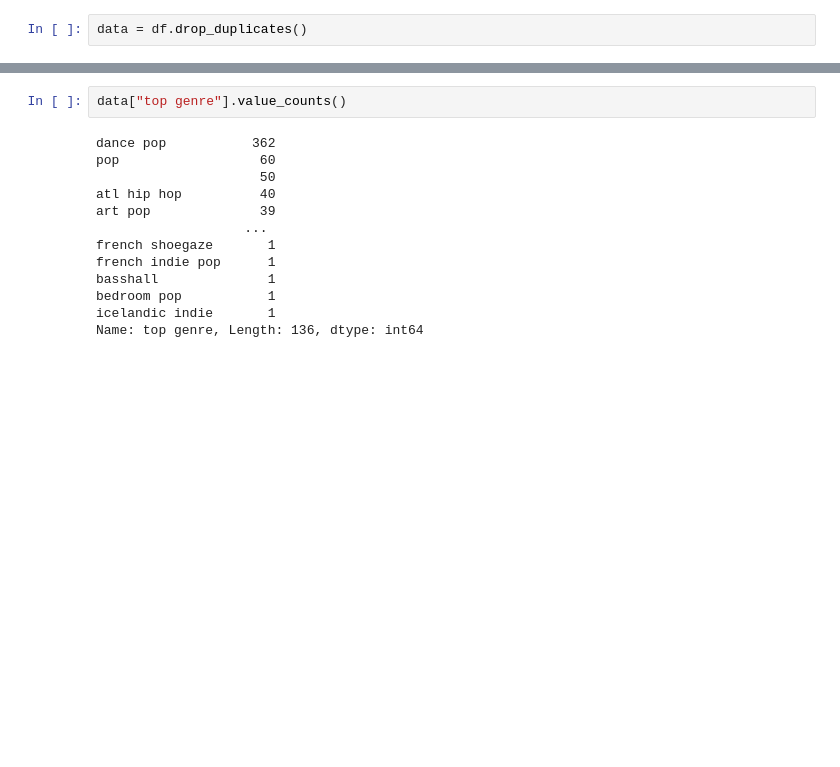
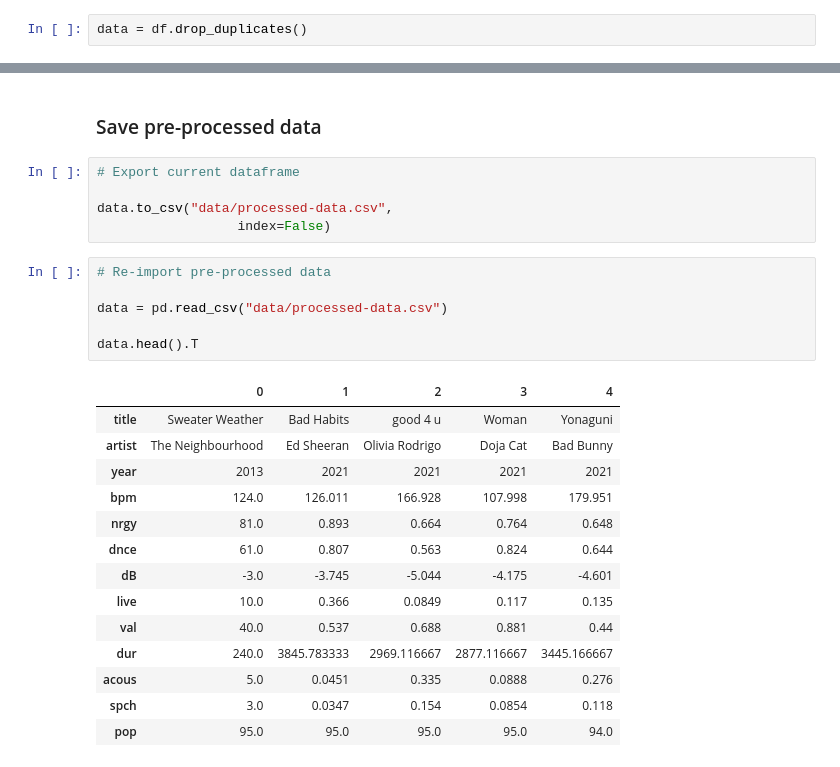
Before and after one commit to Coyote-Schmoyote/spotify-song-popularity-prediction, a Jupyter notebook: song-popularity-prediction.ipynb, the cells around one changed output, grey strips where cells are left out. Cells and saved outputs as stored; diff of their text form; blank space fills up the shorter version.

```diff
--- a/song-popularity-prediction.ipynb
+++ b/song-popularity-prediction.ipynb
@@ -737,15 +713,28 @@ data
-# %%
-data["top genre"].value_counts()
-# %% [output]
-dance pop           362
-pop                  60
-                     50
-atl hip hop          40
-art pop              39
-                   ...
-french shoegaze       1
-french indie pop      1
-basshall              1
-bedroom pop           1
-icelandic indie       1
-Name: top genre, Length: 136, dtype: int64
+# %% [markdown]
+### Save pre-processed data
+# %%
+# Export current dataframe
+
+data.to_csv("data/processed-data.csv",
+                  index=False)
+# %%
+# Re-import pre-processed data
+
+data = pd.read_csv("data/processed-data.csv")
+
+data.head().T
+# %% [output]
+|  | 0 | 1 | 2 | 3 | 4 |
+| title | Sweater Weather | Bad Habits | good 4 u | Woman | Yonaguni |
+| artist | The Neighbourhood | Ed Sheeran | Olivia Rodrigo | Doja Cat | Bad Bunny |
+| year | 2013 | 2021 | 2021 | 2021 | 2021 |
+| bpm | 124.0 | 126.011 | 166.928 | 107.998 | 179.951 |
+| nrgy | 81.0 | 0.893 | 0.664 | 0.764 | 0.648 |
+| dnce | 61.0 | 0.807 | 0.563 | 0.824 | 0.644 |
+| dB | -3.0 | -3.745 | -5.044 | -4.175 | -4.601 |
+| live | 10.0 | 0.366 | 0.0849 | 0.117 | 0.135 |
+| val | 40.0 | 0.537 | 0.688 | 0.881 | 0.44 |
+| dur | 240.0 | 3845.783333 | 2969.116667 | 2877.116667 | 3445.166667 |
+| acous | 5.0 | 0.0451 | 0.335 | 0.0888 | 0.276 |
+| spch | 3.0 | 0.0347 | 0.154 | 0.0854 | 0.118 |
+| pop | 95.0 | 95.0 | 95.0 | 95.0 | 94.0 |
```
Also changed, not shown: parts of 42 cells of this notebook, 1 other file.
